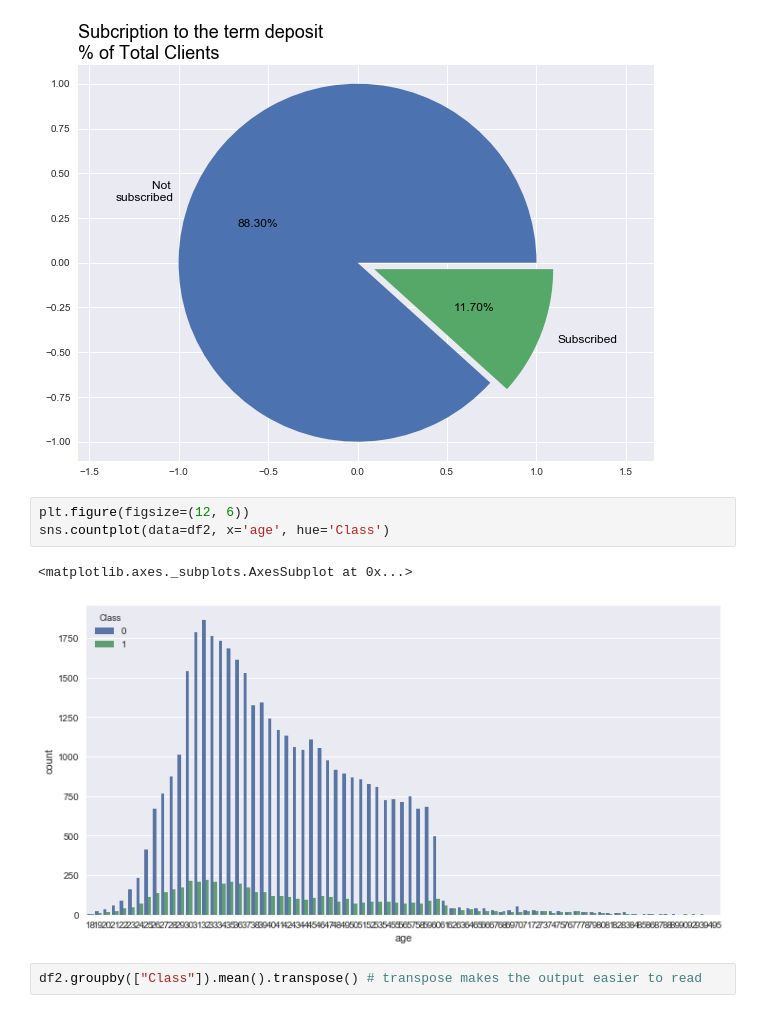
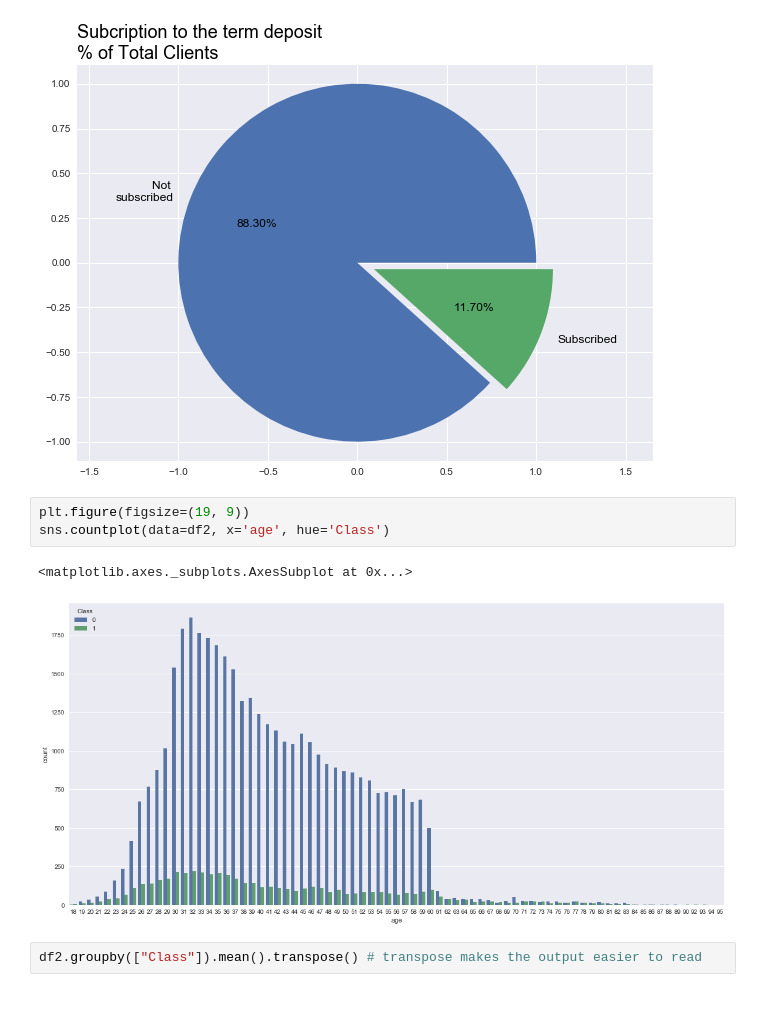
Before and after one commit to Team5UD/bank-marketing, a Jupyter notebook: Group5EDACode.ipynb, the cells around one changed output. Cells and saved outputs as stored; diff of their text form.

```diff
--- a/Group5EDACode.ipynb
+++ b/Group5EDACode.ipynb
@@ -396,11 +418,11 @@ plt.show()
 # %% [output]
 [figure]
 # %%
-plt.figure(figsize=(12, 6))
+plt.figure(figsize=(19, 9))
 sns.countplot(data=df2, x='age', hue='Class')
 # %% [output]
 <matplotlib.axes._subplots.AxesSubplot at 0x...>
-[figure, old version]
+[figure, new version]
 # %%
 df2.groupby(["Class"]).mean().transpose() # transpose makes the output easier to read
 # %% [output]
```
Also changed, not shown: parts of 24 cells of this notebook.
